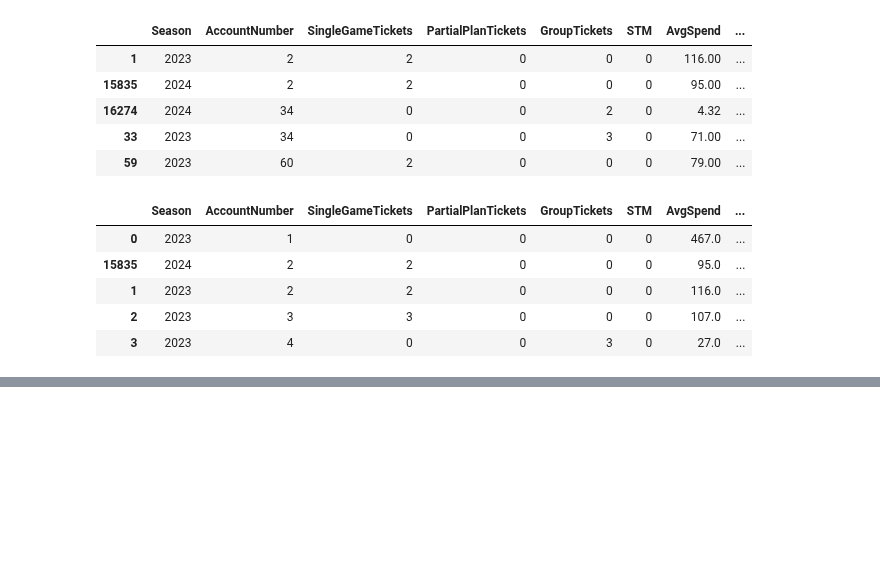
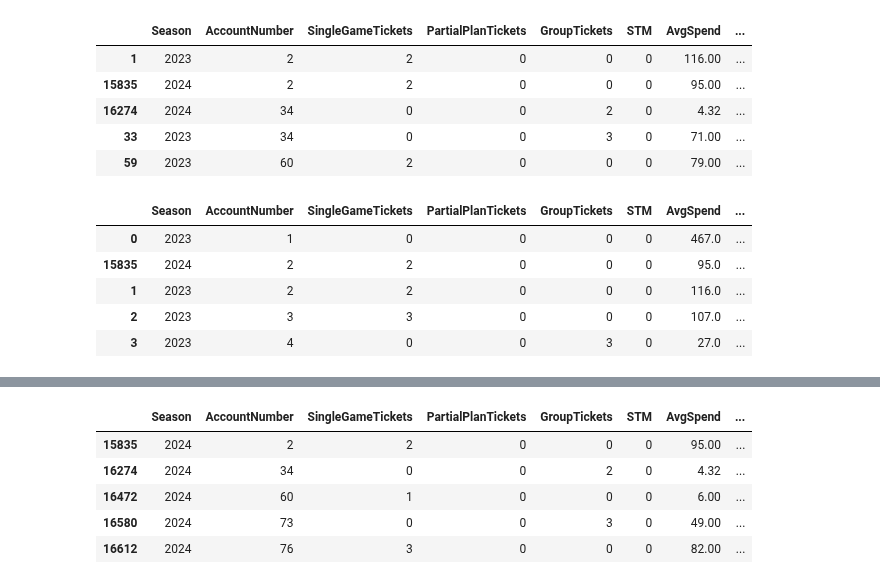
Before and after one commit to chowdhuryj-github/BucksFanExperience, a Jupyter notebook: BucksExploratoryDataAnalysis/MergingALSL.ipynb, the cells around one changed output, grey strips where cells are left out. Cells and saved outputs as stored; diff of their text form; code cells hidden in the pictures; blank space fills up the shorter version.

```diff
--- a/BucksExploratoryDataAnalysis/MergingALSL.ipynb
+++ b/BucksExploratoryDataAnalysis/MergingALSL.ipynb
@@ -59,0 +83,9 @@ seat_2023 = seat[seat['Season']==2023]
+# %%
+account_2024.head()
+# %% [output]
+|  | Season | AccountNumber | SingleGameTickets | PartialPlanTickets | GroupTickets | STM | AvgSpend | ... |
+| 15835 | 2024 | 2 | 2 | 0 | 0 | 0 | 95.00 | ... |
+| 16274 | 2024 | 34 | 0 | 0 | 2 | 0 | 4.32 | ... |
+| 16472 | 2024 | 60 | 1 | 0 | 0 | 0 | 6.00 | ... |
+| 16580 | 2024 | 73 | 0 | 0 | 3 | 0 | 49.00 | ... |
+| 16612 | 2024 | 76 | 3 | 0 | 0 | 0 | 82.00 | ... |
```
Also changed, not shown: parts of 8 cells of this notebook, 1 other file.
